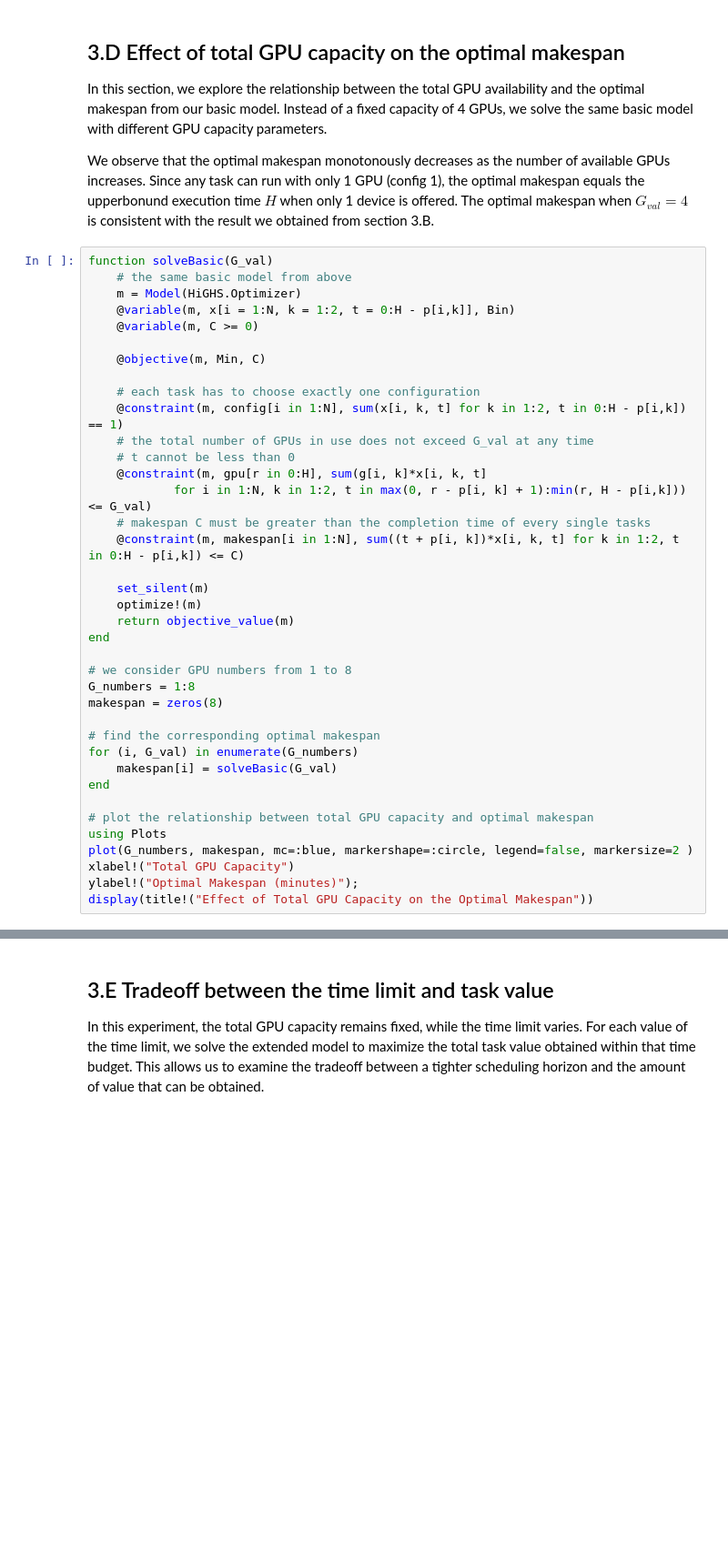
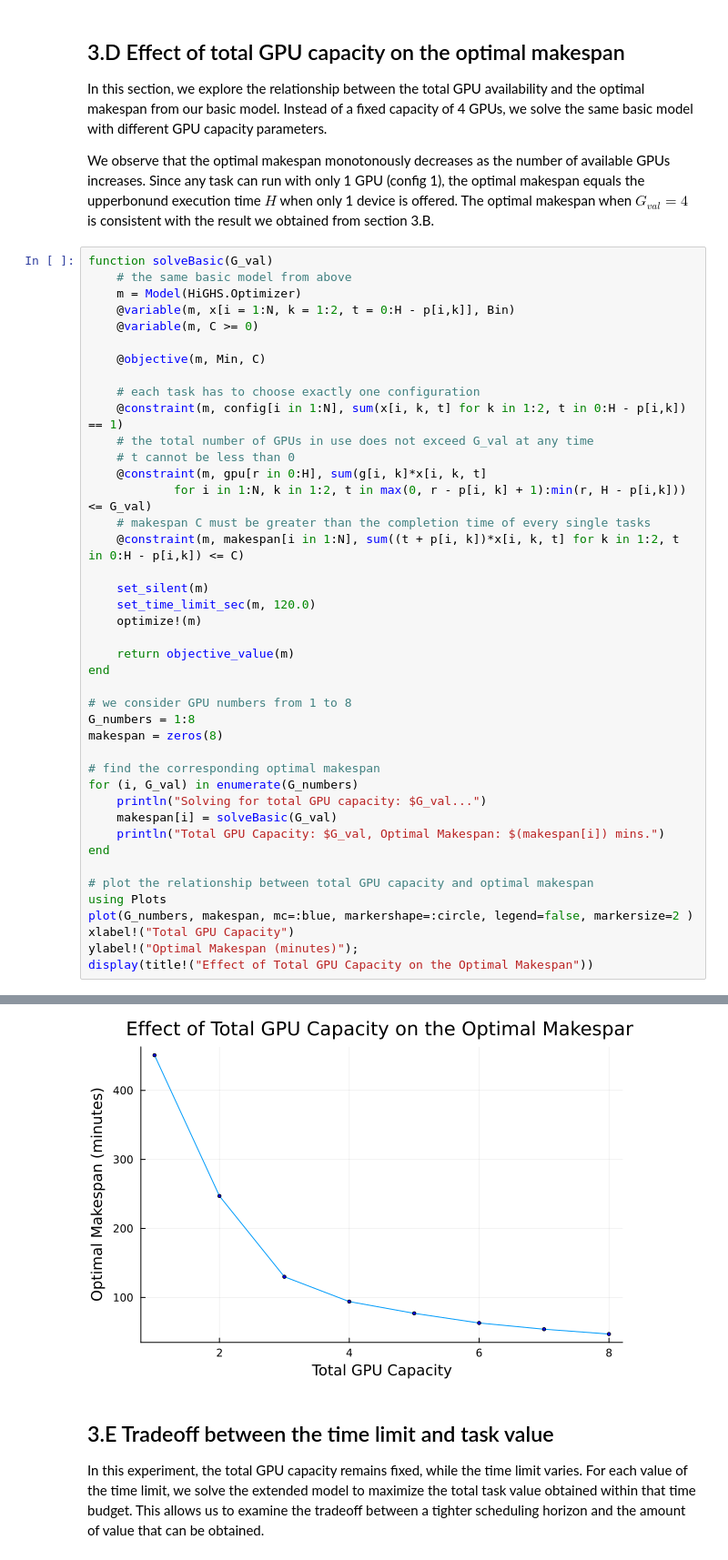
Before and after one commit to Yuanbao2000/524_Final_Project, a Jupyter notebook: Final Report.ipynb, the cells around one changed output, grey strips where cells are left out. Shown at 91% size. Drawn from its saved outputs; the diff is of its cells as text; blank space fills up the shorter version.

Commit message:
Update 3.D figure; Fix v values; Add 3.F

```diff
--- a/Final Report.ipynb
+++ b/Final Report.ipynb
@@ -368,7 +370,9 @@ function solveBasic(G_val)
     @constraint(m, makespan[i in 1:N], sum((t + p[i, k])*x[i, k, t] for k in 1:2, t in 0:H - p[i,k]) <= C)
 
     set_silent(m)
+    set_time_limit_sec(m, 120.0)
     optimize!(m)
+
     return objective_value(m)
 end
 
@@ -378,7 +382,9 @@ makespan = zeros(8)
 
 # find the corresponding optimal makespan
 for (i, G_val) in enumerate(G_numbers)
+    println("Solving for total GPU capacity: $G_val...")
     makespan[i] = solveBasic(G_val)
+    println("Total GPU Capacity: $G_val, Optimal Makespan: $(makespan[i]) mins.")
 end
 
 # plot the relationship between total GPU capacity and optimal makespan
@@ -387,3 +393,4 @@ plot(G_numbers, makespan, mc=:blue, markershape=:circle, legend=false, markersiz
 xlabel!("Total GPU Capacity")
 ylabel!("Optimal Makespan (minutes)");
 display(title!("Effect of Total GPU Capacity on the Optimal Makespan"))
+# %% [output]
@@ -390,3 +413,4 @@ display(title!("Effect of Total GPU Capacity on the Optimal Makespan"))
+[figure, added]
 # %% [markdown]
 ## 3.E Tradeoff between the time limit and task value ##
 
```
Also changed, not shown: parts of 5 cells of this notebook.
